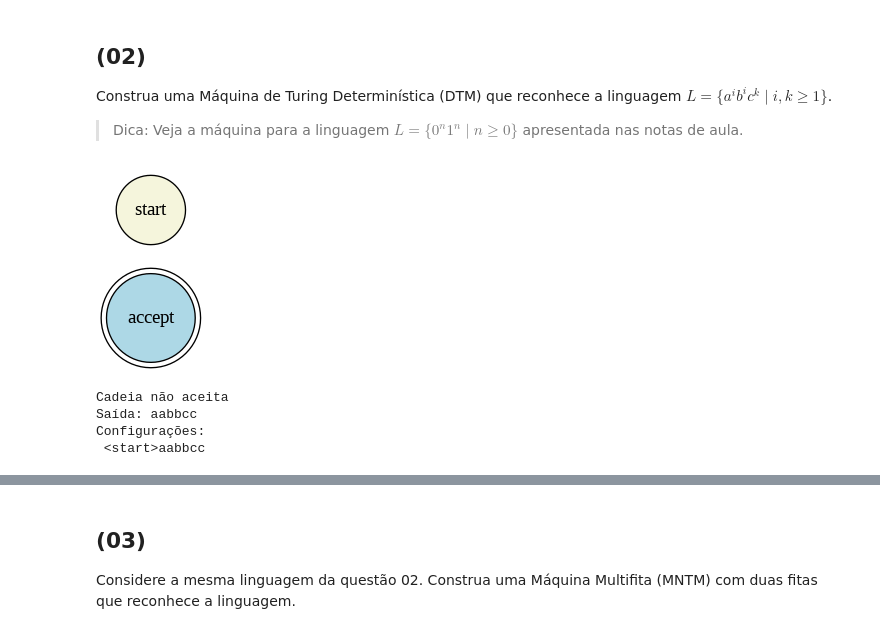
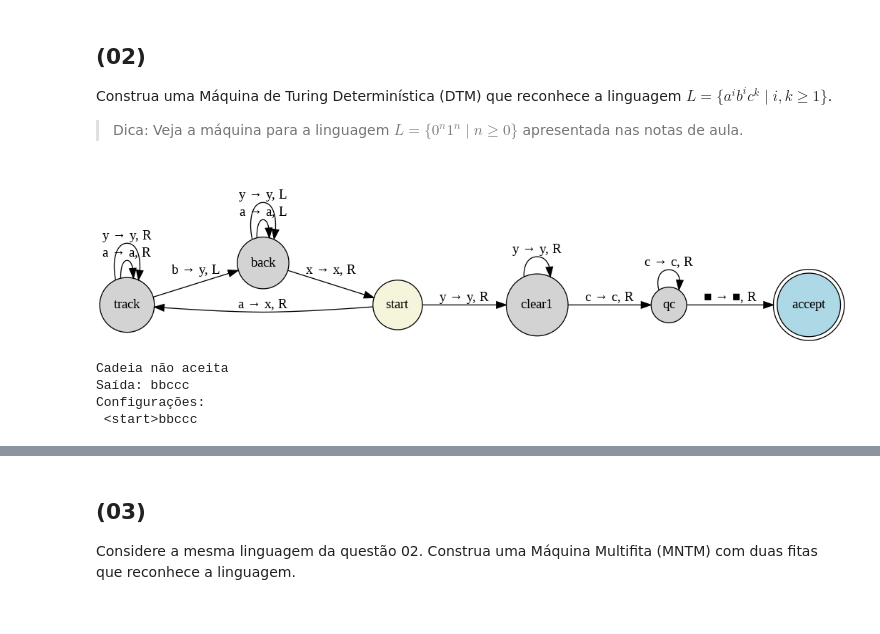
Before and after one commit to Bianka-lima/grafos-lab1, a Jupyter notebook: 17_Lab_Máquina_de_Turing_2025_2_Template.ipynb, the cells around one changed output, grey strips where cells are left out. Cells and saved outputs as stored; diff of their text form; code cells hidden in the pictures.

```diff
--- a/17_Lab_Máquina_de_Turing_2025_2_Template.ipynb
+++ b/17_Lab_Máquina_de_Turing_2025_2_Template.ipynb
@@ -150,42 +173,62 @@ Construa uma Máquina de Turing Determinística (DTM) que reconhece a linguagem
 > Dica: Veja a máquina para a linguagem $L = \{0^n1^n \mid n \ge 0 \}$ apresentada nas notas de aula.
 # %%
 # @title {vertical-output: true }
-cadeia2 = "aabbcc" # @param {type:"string"}
+cadeia2 = "bbccc" # @param {type:"string"}
 from automata.tm.dtm import DTM,TMConfiguration,TMTape
 dtm2 = DTM(
-    states={'start', 'accept'},
+    states={'start', 'track', 'back', 'clear1', 'qc','accept'},
     input_symbols={'a', 'b', 'c'},
-    tape_symbols={'a', 'b', 'c', '.'},
+    tape_symbols={'a', 'b', 'c', 'x', 'y', '.'},
     transitions={
         'start': {
+            'a': ('track', 'x', 'R'),
+            'y': ('clear1', 'y', 'R')
         },
+        'track': {
+            'a': ('track', 'a', 'R'),
+            'b': ('back', 'y', 'L'),
+            'y': ('track', 'y', 'R')
+        },
+        'back': {
+            'a': ('back', 'a', 'L'),
+            'x': ('start', 'x', 'R'),
+            'y': ('back', 'y', 'L')
+        },
+        'clear1': {
+            'y': ('clear1', 'y', 'R'),
+            'c': ('qc', 'c', 'R')
+        },
+        'qc': {
+            'c': ('qc', 'c', 'R'),
+            '.': ('accept', '.', 'R')
+        }
     },
     initial_state='start',
     blank_symbol='.',
     final_states={'accept'}
 )
 
 drawgv_TM(dtm2, name='dtm2')
 
 if (all(n in dtm2.input_symbols for n in cadeia2)):
   gen2 = dtm2.read_input_stepwise(cadeia2)
   state2 ,output2, configurations2 = dtm_configurations(gen2)
   if state2 == 'accept':
     print("Cadeia aceita")
   else:
     print("Cadeia não aceita")
   print(f"Saída: {output2}")
   print("Configurações: ")
   for c in configurations2:
     print(f" {c}")
 else:
   print("Cadeia inválida")
 # %% [output]
-[figure, old version]
+[figure, new version]
 Cadeia não aceita
-Saída: aabbcc
+Saída: bbccc
 Configurações:
- <start>aabbcc
+ <start>bbccc
 # %%
 # @title Testes Automáticos
 import unittest
```
Also changed, not shown: parts of 4 cells of this notebook.
